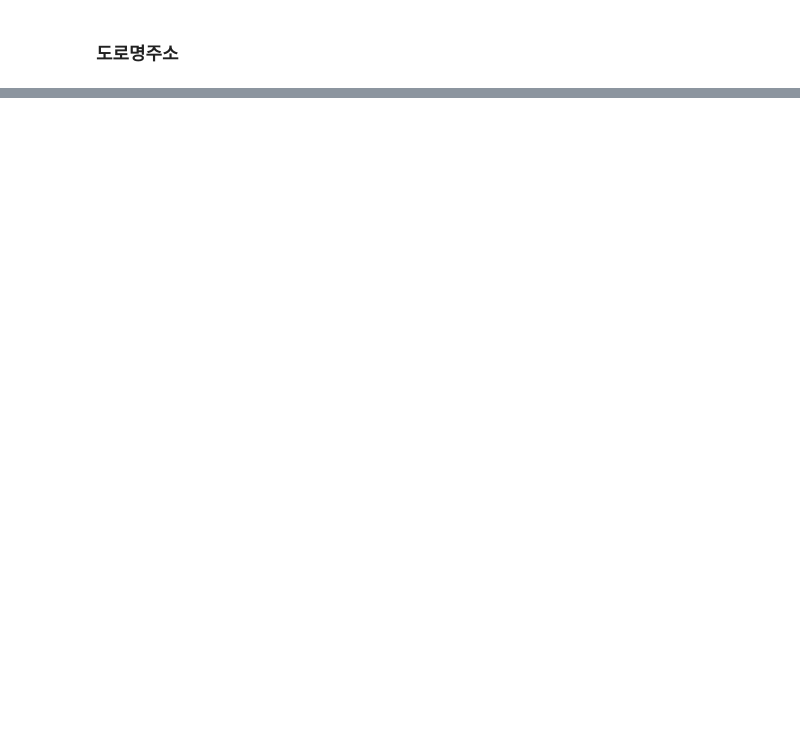
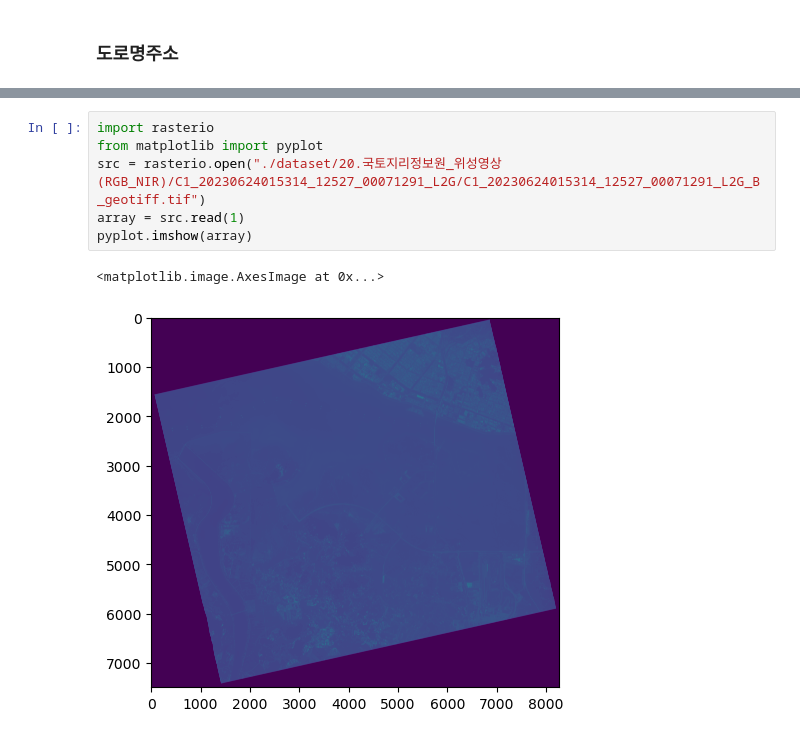
Before and after one commit to DDalaDDula/Analysis_of_Urban_Heat_Island_degree_And_New_Vegetation_Areas, a Jupyter notebook: a.ipynb, the cells around one changed output, grey strips where cells are left out. Saved outputs shown, nothing was run; the diff lists cells and outputs as text; blank space fills up the shorter version.

```diff
--- a/a.ipynb
+++ b/a.ipynb
@@ -524,0 +845,9 @@ roadname_df
+# %%
+import rasterio
+from matplotlib import pyplot
+src = rasterio.open("./dataset/20.국토지리정보원_위성영상(RGB_NIR)/C1_20230624015314_12527_00071291_L2G/C1_20230624015314_12527_00071291_L2G_B_geotiff.tif")
+array = src.read(1)
+pyplot.imshow(array)
+# %% [output]
+<matplotlib.image.AxesImage at 0x...>
+[figure, added]
```
Also changed, not shown: parts of 37 cells of this notebook, 29 other files.
